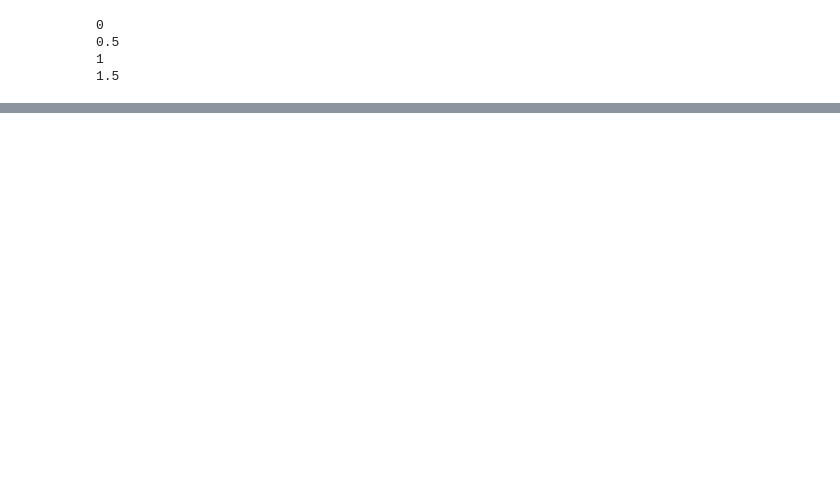
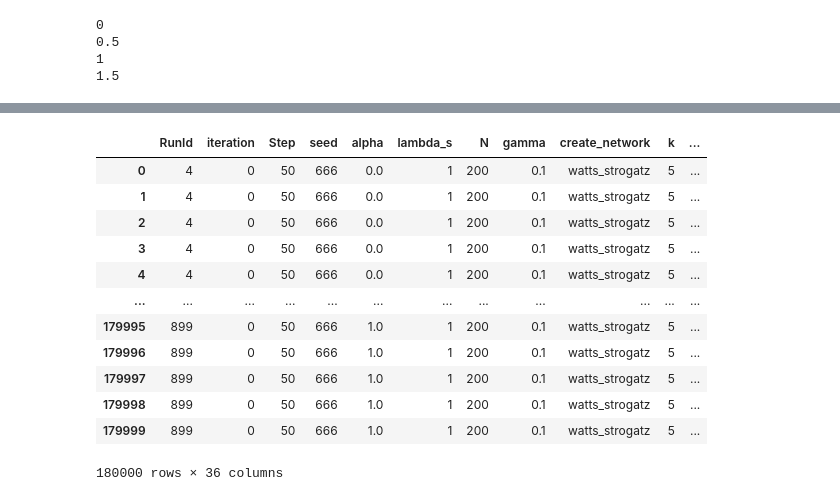
Before and after one commit to s-herrerag/enviromental_behavior_dynamics, a Jupyter notebook: preliminary_shocks.ipynb, the cells around one changed output, grey strips where cells are left out. Saved outputs shown, nothing was run; the diff lists cells and outputs as text; code cells hidden in the pictures; blank space fills up the shorter version.

```diff
--- a/preliminary_shocks.ipynb
+++ b/preliminary_shocks.ipynb
@@ -236,0 +271,16 @@ net_results_df.to_csv("results_network.csv")
+# %%
+net_results_df
+# %% [output]
+|  | RunId | iteration | Step | seed | alpha | lambda_s | N | gamma | create_network | k | ... |
+| 0 | 4 | 0 | 50 | 666 | 0.0 | 1 | 200 | 0.1 | watts_strogatz | 5 | ... |
+| 1 | 4 | 0 | 50 | 666 | 0.0 | 1 | 200 | 0.1 | watts_strogatz | 5 | ... |
+| 2 | 4 | 0 | 50 | 666 | 0.0 | 1 | 200 | 0.1 | watts_strogatz | 5 | ... |
+| 3 | 4 | 0 | 50 | 666 | 0.0 | 1 | 200 | 0.1 | watts_strogatz | 5 | ... |
+| 4 | 4 | 0 | 50 | 666 | 0.0 | 1 | 200 | 0.1 | watts_strogatz | 5 | ... |
+| ... | ... | ... | ... | ... | ... | ... | ... | ... | ... | ... | ... |
+| 179995 | 899 | 0 | 50 | 666 | 1.0 | 1 | 200 | 0.1 | watts_strogatz | 5 | ... |
+| 179996 | 899 | 0 | 50 | 666 | 1.0 | 1 | 200 | 0.1 | watts_strogatz | 5 | ... |
+| 179997 | 899 | 0 | 50 | 666 | 1.0 | 1 | 200 | 0.1 | watts_strogatz | 5 | ... |
+| 179998 | 899 | 0 | 50 | 666 | 1.0 | 1 | 200 | 0.1 | watts_strogatz | 5 | ... |
+| 179999 | 899 | 0 | 50 | 666 | 1.0 | 1 | 200 | 0.1 | watts_strogatz | 5 | ... |
+180000 rows × 36 columns
```
Also changed, not shown: parts of 5 cells of this notebook, 3 other files.
